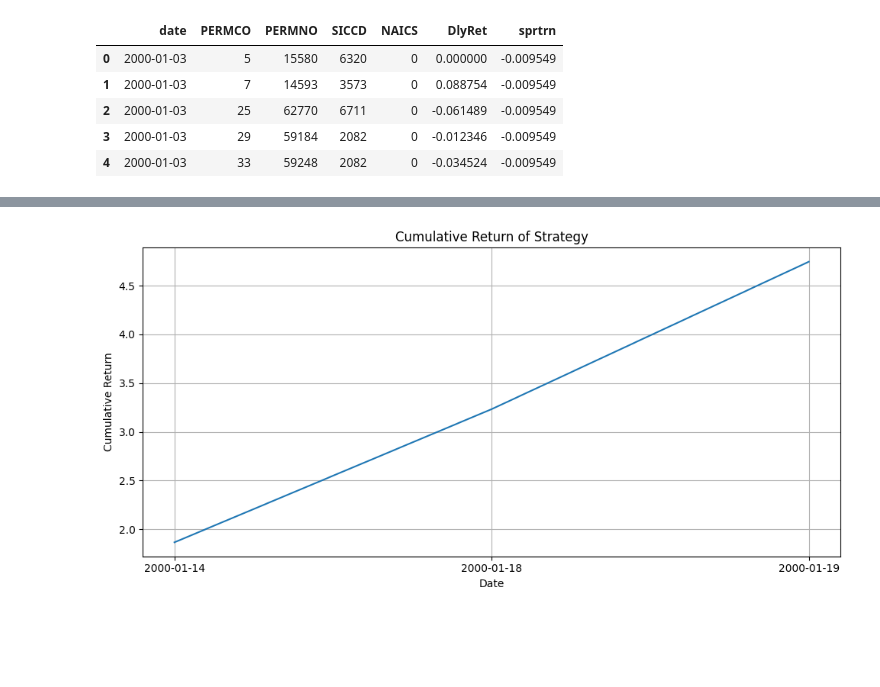
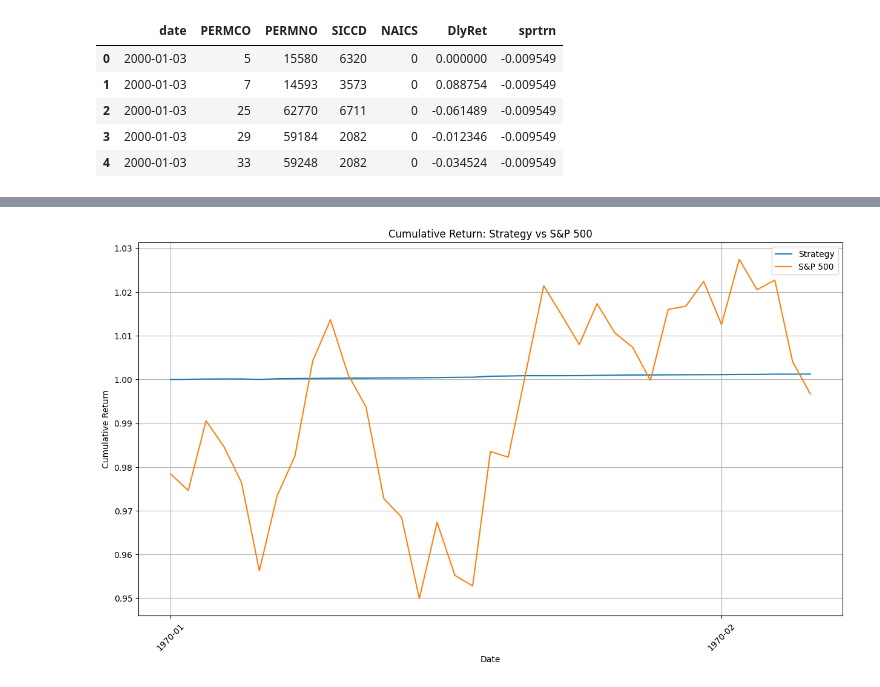
Before and after one commit to mirkorado/ML-Project, a Jupyter notebook: Gradient_descent.ipynb, the cells around one changed output, grey strips where cells are left out. Saved outputs shown, nothing was run; the diff lists cells and outputs as text; code cells hidden in the pictures; blank space fills up the shorter version.

Commit message:
Plot vs S&P

```diff
--- a/Gradient_descent.ipynb
+++ b/Gradient_descent.ipynb
@@ -3,7 +9,7 @@ import pandas as pd
 
 target_path = 'Targets/daily_crsp_sanitized.csv'
 # %%
-daily = pd.read_csv(target_path, nrows=100000)
+daily = pd.read_csv(target_path, nrows=1000000)
 daily.head()
 # %% [output]
 |  | date | PERMCO | PERMNO | SICCD | NAICS | DlyRet | sprtrn |
@@ -24,5 +35,5 @@ daily.tail()
 # %%
-window_size = 5  # number of past days to use
+window_size = 10  # number of past days to use
 
 # Create lagged features for each stock
 df_lagged = daily[['date', 'PERMNO', 'DlyRet']].copy()
@@ -38,3 +49,5 @@ df_lagged = df_lagged.dropna()
 feature_cols = [f'ret_lag{i}' for i in range(1, window_size + 1)]
 X = df_lagged[feature_cols].values
 y = df_lagged['DlyRet'].values
+
+df_lagged.head()
@@ -131,7 +154,6 @@ with torch.no_grad():
     y_pred_test = model(X_test_tensor).numpy()
     y_true_test = y_test_tensor.numpy()
 # %%
-import numpy as np
 
 # Daily strategy return = signal * actual return
 strategy_returns = y_pred_test * y_true_test
@@ -145,13 +167,16 @@ strategy_df = pd.DataFrame({
     'strategy_ret': strategy_returns
 })
 
-# Group by date to compute daily PnL across all stocks
-daily_returns = strategy_df.groupby('date')['strategy_ret'].sum()
+display(strategy_df)
+
+# Group by date to compute daily PnL across all stocks assuming equal investment in all stocks
+daily_returns = strategy_df.groupby('date')['strategy_ret'].mean()
 
 # Sharpe Ratio calculation
+# Since returns are daily, and there are 250 trading days a year, we multiply by 1/sqrt(250)
 mean_ret = daily_returns.mean()
 std_ret = daily_returns.std()
-sharpe_ratio = mean_ret / (std_ret + 1e-8)
+sharpe_ratio = (1/np.sqrt(250)) * mean_ret / (std_ret + 1e-8)
 
 print(f"Sharpe Ratio: {sharpe_ratio:.4f}")
 # %% [output]
@@ -159,17 +197,34 @@ Sharpe Ratio: 3.4075
 # %%
-import matplotlib.pyplot as plt
-
-# Compute cumulative return
+# Compute cumulative return of the strategy
 cumulative_returns = (1 + daily_returns).cumprod()
 
+# Prepare S&P 500 cumulative returns
+sp500 = daily[['date', 'sprtrn']].drop_duplicates("date")
+sp500 = sp500[sp500.date >= strategy_df['date'].iloc[0]].reset_index(drop=True)
+sp500["cumulative_1dollar"] = (1 + sp500['sprtrn']).cumprod()
+
+# Align strategy cumulative returns with dates
+cumulative_df = pd.DataFrame({
+    'date': daily_returns.index,
+    'strategy': cumulative_returns.values
+}).merge(sp500[['date', 'cumulative_1dollar']], on='date', how='inner')
+
 # Plot
-plt.figure(figsize=(10, 5))
-plt.plot(cumulative_returns.index, cumulative_returns.values)
-plt.title("Cumulative Return of Strategy")
+plt.figure(figsize=(15, 8))
+sns.lineplot(data=cumulative_df, x='date', y='strategy', label='Strategy')
+sns.lineplot(data=cumulative_df, x='date', y='cumulative_1dollar', label='S&P 500')
 plt.xlabel("Date")
 plt.ylabel("Cumulative Return")
+plt.title("Cumulative Return: Strategy vs S&P 500")
+plt.legend()
 plt.grid(True)
-plt.tight_layout()
+
+# Format the x-axis to show fewer, rotated dates
+import matplotlib.dates as mdates
+plt.gca().xaxis.set_major_locator(mdates.MonthLocator(interval=1))  # Show every month
+plt.gca().xaxis.set_major_formatter(mdates.DateFormatter('%Y-%m'))
+plt.xticks(rotation=45)
+
 plt.show()
 # %% [output]
-[figure, old version]
+[figure, new version]
```
Also changed, not shown: parts of 11 cells of this notebook.
